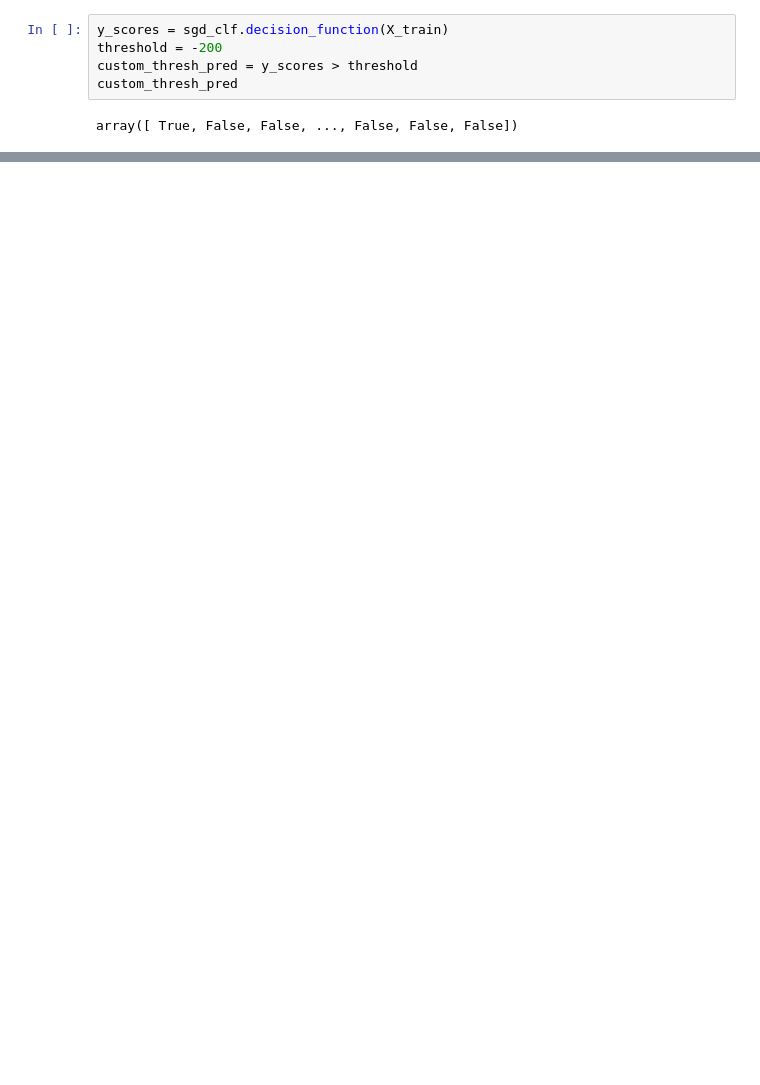
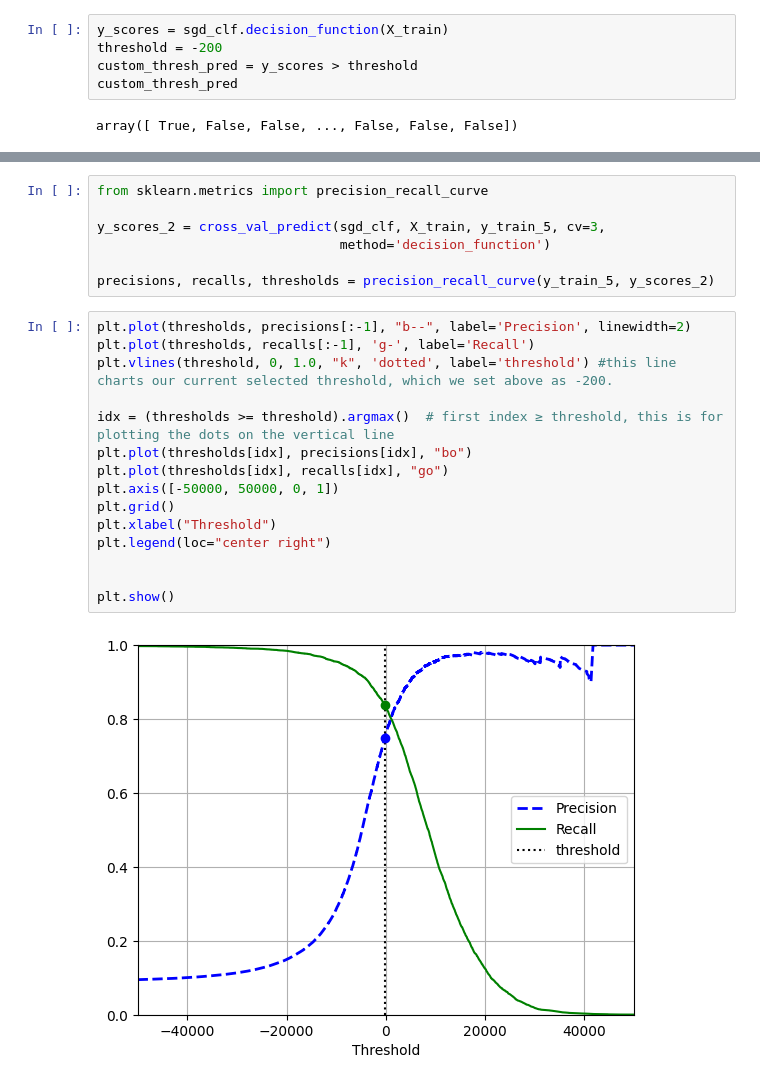
Before and after one commit to philbeet/ClassificationMNIST, a Jupyter notebook: binary-classif.ipynb, the cells around one changed output, grey strips where cells are left out. Cells and saved outputs as stored; diff of their text form; blank space fills up the shorter version.

Commit message:
update - add precision/recall curve

```diff
--- a/binary-classif.ipynb
+++ b/binary-classif.ipynb
@@ -271,0 +278,24 @@ custom_thresh_pred_p
+# %%
+from sklearn.metrics import precision_recall_curve
+
+y_scores_2 = cross_val_predict(sgd_clf, X_train, y_train_5, cv=3,
+                               method='decision_function')
+
+precisions, recalls, thresholds = precision_recall_curve(y_train_5, y_scores_2)
+# %%
+plt.plot(thresholds, precisions[:-1], "b--", label='Precision', linewidth=2)
+plt.plot(thresholds, recalls[:-1], 'g-', label='Recall')
+plt.vlines(threshold, 0, 1.0, "k", 'dotted', label='threshold') #this line charts our current selected threshold, which we set above as -200.
+
+idx = (thresholds >= threshold).argmax()  # first index ≥ threshold, this is for plotting the dots on the vertical line
+plt.plot(thresholds[idx], precisions[idx], "bo")
+plt.plot(thresholds[idx], recalls[idx], "go")
+plt.axis([-50000, 50000, 0, 1])
+plt.grid()
+plt.xlabel("Threshold")
+plt.legend(loc="center right")
+
+
+plt.show()
+# %% [output]
+[figure, added]
```
Also changed, not shown: parts of 5 cells of this notebook.
